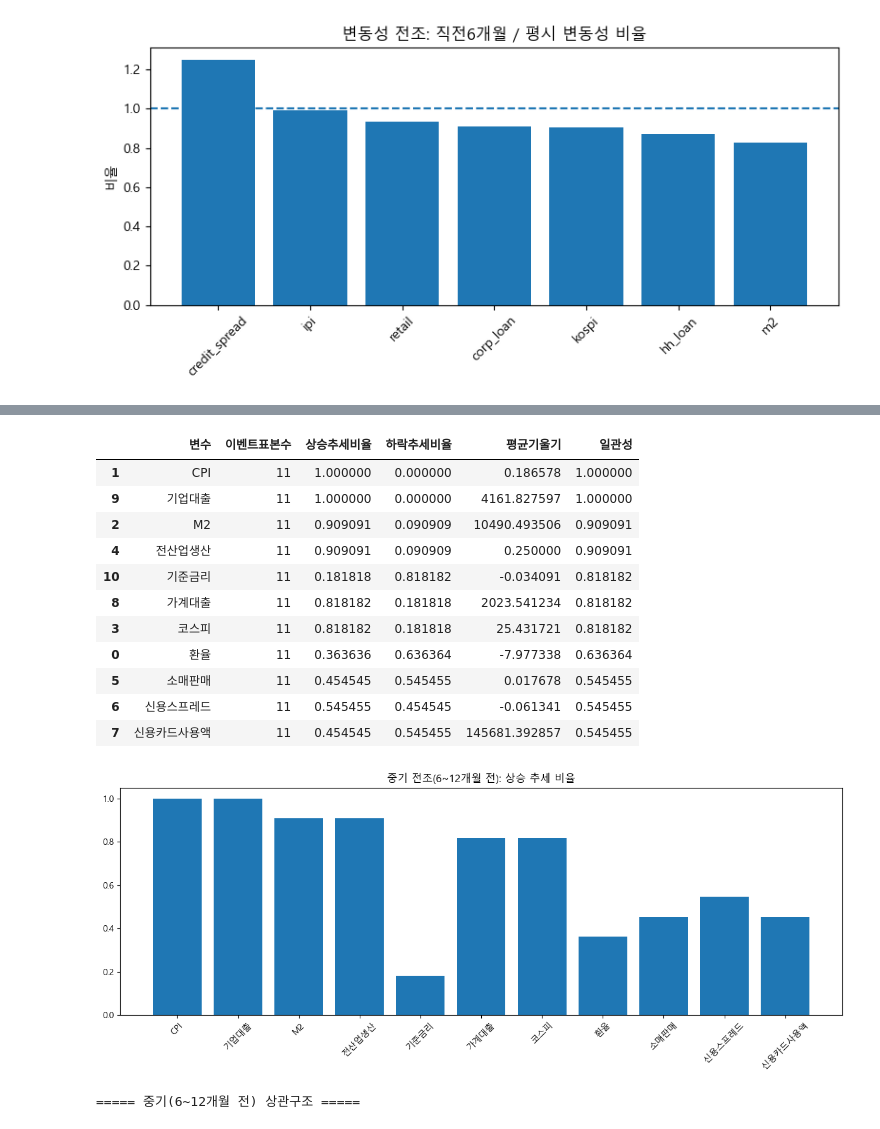
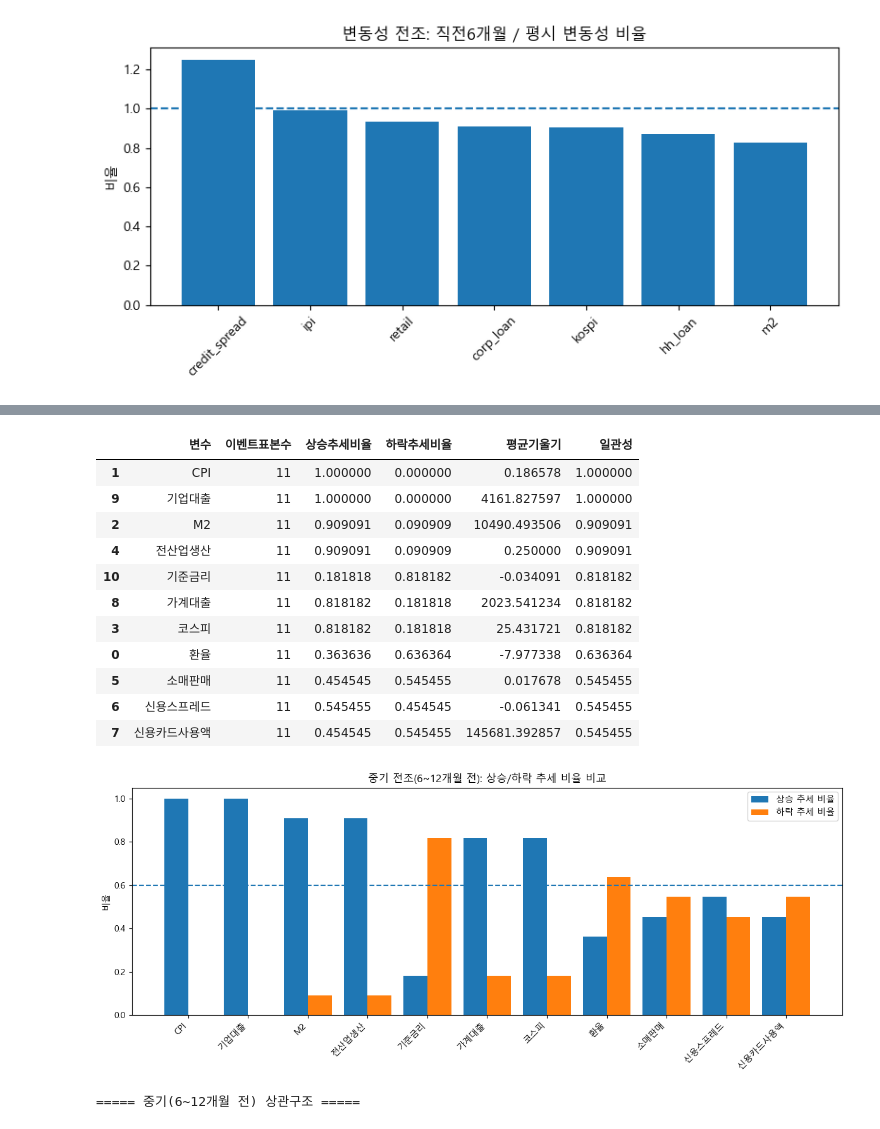
Before and after one commit to yoonsung1/final-project, a Jupyter notebook: 가은/전조증상.ipynb, the cells around one changed output, grey strips where cells are left out. Saved outputs shown, nothing was run; the diff lists cells and outputs as text; code cells hidden in the pictures.

```diff
--- a/가은/전조증상.ipynb
+++ b/가은/전조증상.ipynb
@@ -880,39 +772,55 @@ for name in VARS.keys():
         "평균기울기": np.mean(arr),
     })
 
 slope_mid_summary = pd.DataFrame(rows_mid)
 slope_mid_summary["일관성"] = slope_mid_summary[
     ["상승추세비율","하락추세비율"]
 ].max(axis=1)
 
 slope_mid_summary = slope_mid_summary.sort_values(
     "일관성", ascending=False
 )
 
 display(slope_mid_summary)
 
-# 시각화
+# 시각화 (✅ 상승/하락 같이)
+plot_df = slope_mid_summary.copy()
+plot_df = plot_df.sort_values("일관성", ascending=False)
+
+labels = plot_df["변수"].tolist()
+up = plot_df["상승추세비율"].values
+down = plot_df["하락추세비율"].values
+
+x = np.arange(len(labels))
+w = 0.4
+
 plt.figure(figsize=(12,5))
-plt.bar(slope_mid_summary["변수"],
-        slope_mid_summary["상승추세비율"])
-plt.xticks(rotation=45)
-plt.title("중기 전조(6~12개월 전): 상승 추세 비율")
+plt.bar(x - w/2, up, width=w, label="상승 추세 비율")
+plt.bar(x + w/2, down, width=w, label="하락 추세 비율")
+
+plt.axhline(0.6, linestyle="--")  # 필요 없으면 지워도 됨
+
+plt.xticks(x, labels, rotation=45, ha="right")
+plt.ylim(0, 1.05)
+plt.title("중기 전조(6~12개월 전): 상승/하락 추세 비율 비교")
+plt.ylabel("비율")
+plt.legend()
 plt.tight_layout()
 plt.show()
 # %% [output]
 |  | 변수 | 이벤트표본수 | 상승추세비율 | 하락추세비율 | 평균기울기 | 일관성 |
 | 1 | CPI | 11 | 1.000000 | 0.000000 | 0.186578 | 1.000000 |
 | 9 | 기업대출 | 11 | 1.000000 | 0.000000 | 4161.827597 | 1.000000 |
 | 2 | M2 | 11 | 0.909091 | 0.090909 | 10490.493506 | 0.909091 |
 | 4 | 전산업생산 | 11 | 0.909091 | 0.090909 | 0.250000 | 0.909091 |
 | 10 | 기준금리 | 11 | 0.181818 | 0.818182 | -0.034091 | 0.818182 |
 | 8 | 가계대출 | 11 | 0.818182 | 0.181818 | 2023.541234 | 0.818182 |
 | 3 | 코스피 | 11 | 0.818182 | 0.181818 | 25.431721 | 0.818182 |
 | 0 | 환율 | 11 | 0.363636 | 0.636364 | -7.977338 | 0.636364 |
 | 5 | 소매판매 | 11 | 0.454545 | 0.545455 | 0.017678 | 0.545455 |
 | 6 | 신용스프레드 | 11 | 0.545455 | 0.454545 | -0.061341 | 0.545455 |
 | 7 | 신용카드사용액 | 11 | 0.454545 | 0.545455 | 145681.392857 | 0.545455 |
-[figure, old version]
+[figure, new version]
 # %%
 # ============================================================
 # [중기 구조 전조] 상관구조 변화: t-12 ~ t-6
```
Also changed, not shown: parts of 8 cells of this notebook.
